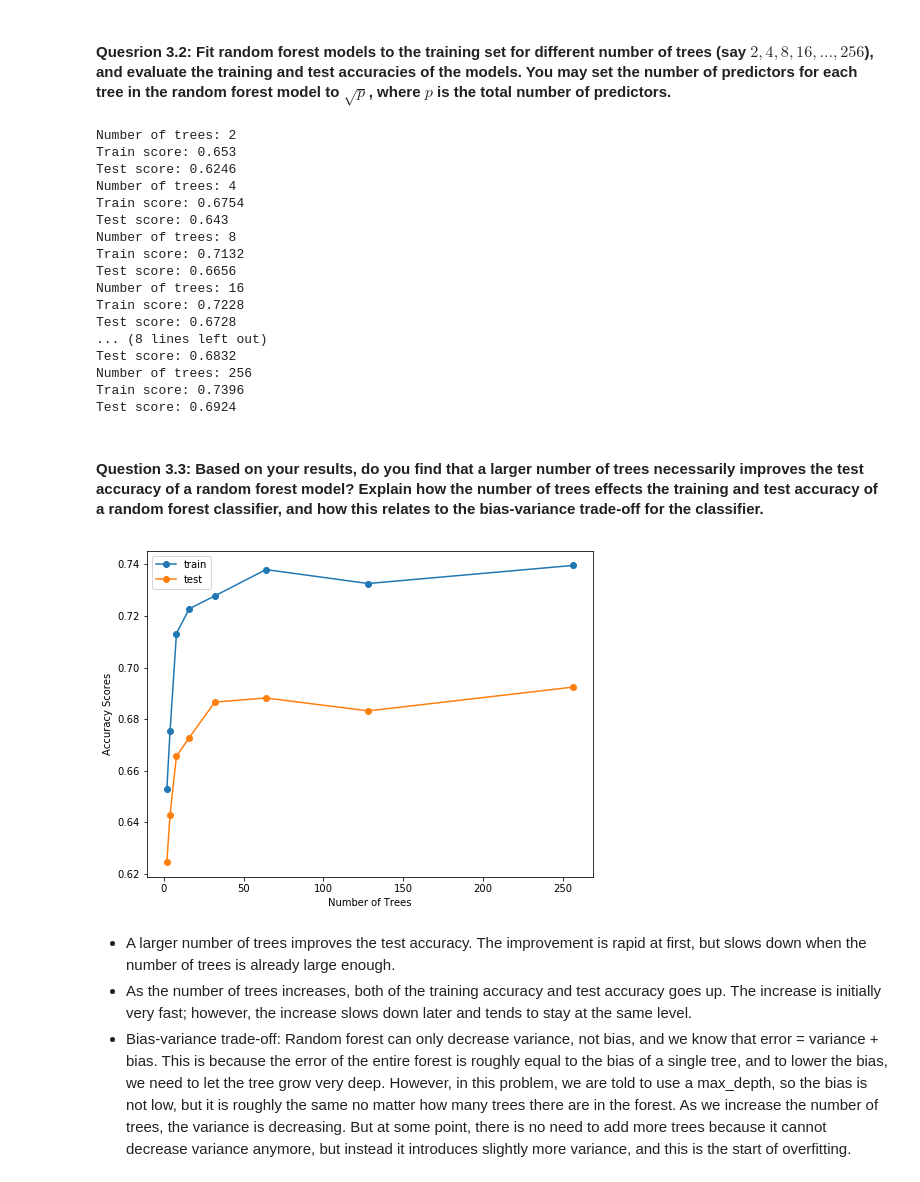
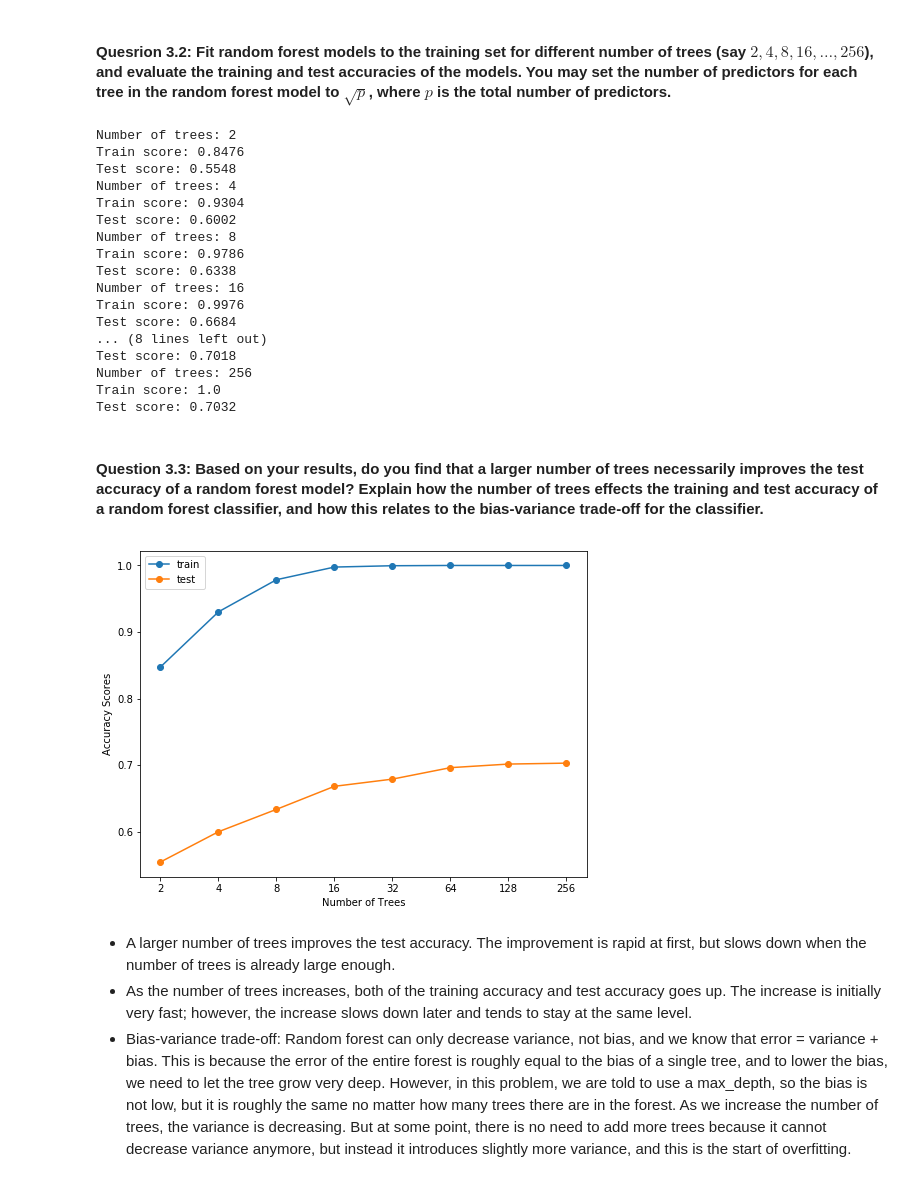
Before and after one commit to syj19950301/Data_Science_1, a Jupyter notebook: cs109a_hw8_submission.ipynb, the cells around one changed output. Saved outputs shown, nothing was run; the diff lists cells and outputs as text; code cells hidden in the pictures.

```diff
--- a/cs109a_hw8_submission.ipynb
+++ b/cs109a_hw8_submission.ipynb
@@ -171,7 +171,7 @@ rf_train_scores = []
 rf_test_scores = []
 for t in tree_numbers:
     print("Number of trees:", t)
-    rf = RandomForestClassifier(n_estimators=t, max_depth = 5, max_features="sqrt")
+    rf = RandomForestClassifier(n_estimators=t, max_features="sqrt") # unrestricted depth because of random forest
     rf.fit(X_train, y_train)
     rf_train_scores.append(rf.score(X_train, y_train))
     print("Train score:", rf.score(X_train, y_train))
@@ -179,34 +179,36 @@ for t in tree_numbers:
     print("Test score:", rf.score(X_test, y_test))
 # %% [output]
 Number of trees: 2
-Train score: 0.653
-Test score: 0.6246
+Train score: 0.8476
+Test score: 0.5548
 Number of trees: 4
-Train score: 0.6754
-Test score: 0.643
+Train score: 0.9304
+Test score: 0.6002
 Number of trees: 8
-Train score: 0.7132
-Test score: 0.6656
+Train score: 0.9786
+Test score: 0.6338
 Number of trees: 16
-Train score: 0.7228
-Test score: 0.6728
+Train score: 0.9976
+Test score: 0.6684
 ... (8 lines left out)
-Test score: 0.6832
+Test score: 0.7018
 Number of trees: 256
-Train score: 0.7396
-Test score: 0.6924
+Train score: 1.0
+Test score: 0.7032
 # %% [markdown]
 #### Question 3.3: Based on your results, do you find that a larger number of trees necessarily improves the test accuracy of a random forest model? Explain how the number of trees effects the training and test accuracy of a random forest classifier, and how this relates to the bias-variance trade-off for the classifier.
 # %%
 plt.figure(figsize=(8, 6))
-plt.plot(tree_numbers, rf_train_scores, marker='o', label="train")
-plt.plot(tree_numbers, rf_test_scores, marker='o', label="test")
+x = [1,2,3,4,5,6,7,8]
+plt.plot(x, rf_train_scores, marker='o', label="train")
+plt.plot(x, rf_test_scores, marker='o', label="test")
 plt.xlabel("Number of Trees")
 plt.ylabel("Accuracy Scores")
+plt.xticks(x, tree_numbers)
 plt.legend()
 plt.show()
 # %% [output]
-[figure, old version]
+[figure, new version]
 # %% [markdown]
 - A larger number of trees improves the test accuracy. The improvement is rapid at first, but slows down when the number of trees is already large enough.
 - As the number of trees increases, both of the training accuracy and test accuracy goes up. The increase is initially very fast; however, the increase slows down later and tends to stay at the same level.
```
Also changed, not shown: parts of 24 cells of this notebook.
